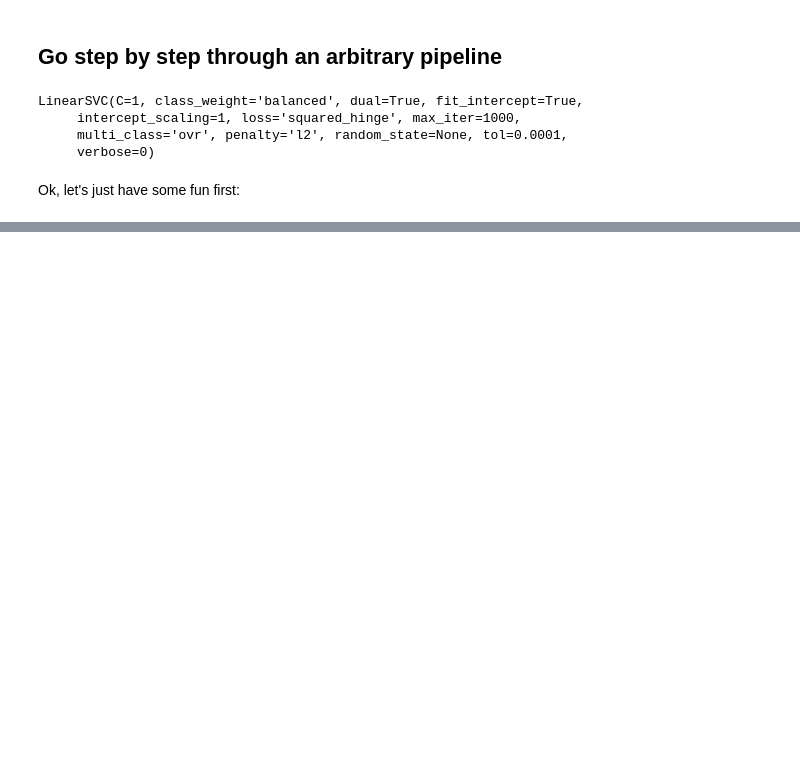
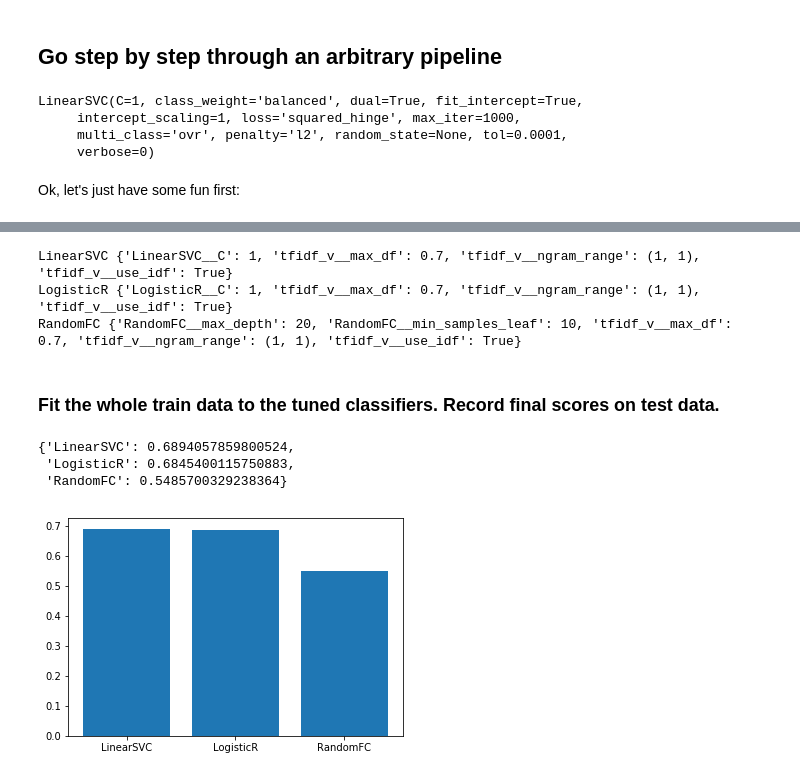
Before and after one commit to olszewskip/ArXiv_Classifier, a Jupyter notebook: arXiv_shallow_clf.ipynb, the cells around one changed output, grey strips where cells are left out. Drawn from its saved outputs; the diff is of its cells as text; code cells hidden in the pictures; blank space fills up the shorter version.

```diff
--- a/arXiv_shallow_clf.ipynb
+++ b/arXiv_shallow_clf.ipynb
@@ -161,6 +167,3 @@ word_counts_train = count_v.fit_transform(tex_text_train)
-# %%
-tfidf_t = TfidfTransformer(use_idf=False)
-tfidf_scores_train = tfidf_t.fit_transform(word_counts_train)
 # %%
 lsvc = LinearSVC(C=1, class_weight='balanced')
 lsvc.fit(tfidf_scores_train, y_train)
@@ -298,0 +405,30 @@ gs_clf = GridSearchCV(text_clf, parameters, cv=5, iid=False, n_jobs=-1)
+# %%
+# store the best_params in the models dict
+
+for name, result in results.items():
+
+    best_params = result[0]
+
+    print(name, best_params)
+    models[name][1] = best_params
+# %% [output]
+LinearSVC {'LinearSVC__C': 1, 'tfidf_v__max_df': 0.7, 'tfidf_v__ngram_range': (1, 1), 'tfidf_v__use_idf': True}
+LogisticR {'LogisticR__C': 1, 'tfidf_v__max_df': 0.7, 'tfidf_v__ngram_range': (1, 1), 'tfidf_v__use_idf': True}
+RandomFC {'RandomFC__max_depth': 20, 'RandomFC__min_samples_leaf': 10, 'tfidf_v__max_df': 0.7, 'tfidf_v__ngram_range': (1, 1), 'tfidf_v__use_idf': True}
+# %% [markdown]
+### Fit the whole train data to the tuned classifiers. Record final scores on test data.
+# %%
+#test_vol = int(len(data)/5)
+
+#final_train = data[:test_vol]
+#final_test = data[test_vol:]
+
+final_train = data[:5000]
+final_test = data[5000:10000]
+
+
+final_text_train = final_train.text
+final_y_train = label_e.transform(final_train.label)
+
+final_text_test = final_test.text
+final_y_test = label_e.transform(final_test.label)
@@ -298,0 +440,25 @@ gs_clf = GridSearchCV(text_clf, parameters, cv=5, iid=False, n_jobs=-1)
+# %%
+final_scores = {}
+
+for name, (model, pipe_best_params) in models.items():
+
+    clf = build_clf(name, model)
+    clf.set_params(**pipe_best_params)
+    clf.fit(final_text_train, final_y_train)
+
+    final_scores[name] = f1_score(final_y_test, clf.predict(final_text_test), average='macro')
+# %%
+final_scores
+# %% [output]
+{'LinearSVC': 0.6894057859800524,
+ 'LogisticR': 0.6845400115750883,
+ 'RandomFC': 0.5485700329238364}
+# %%
+import matplotlib.pyplot as plt
+
+count = range(len(final_scores))
+plt.bar(count, list(final_scores.values()))
+plt.xticks(count, list(final_scores.keys()))
+plt.show()
+# %% [output]
+[figure, added]
```
Also changed, not shown: parts of 51 cells of this notebook.
